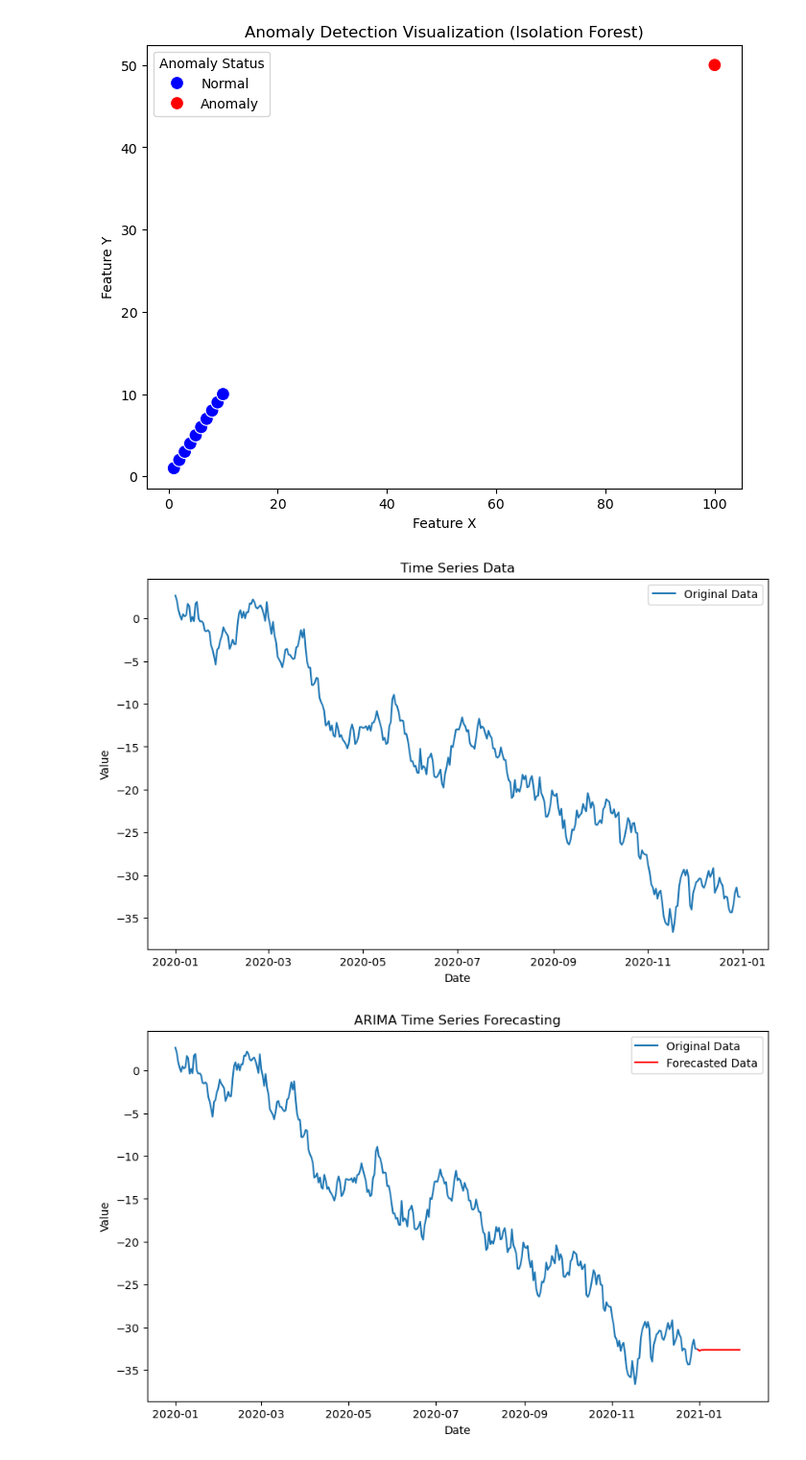
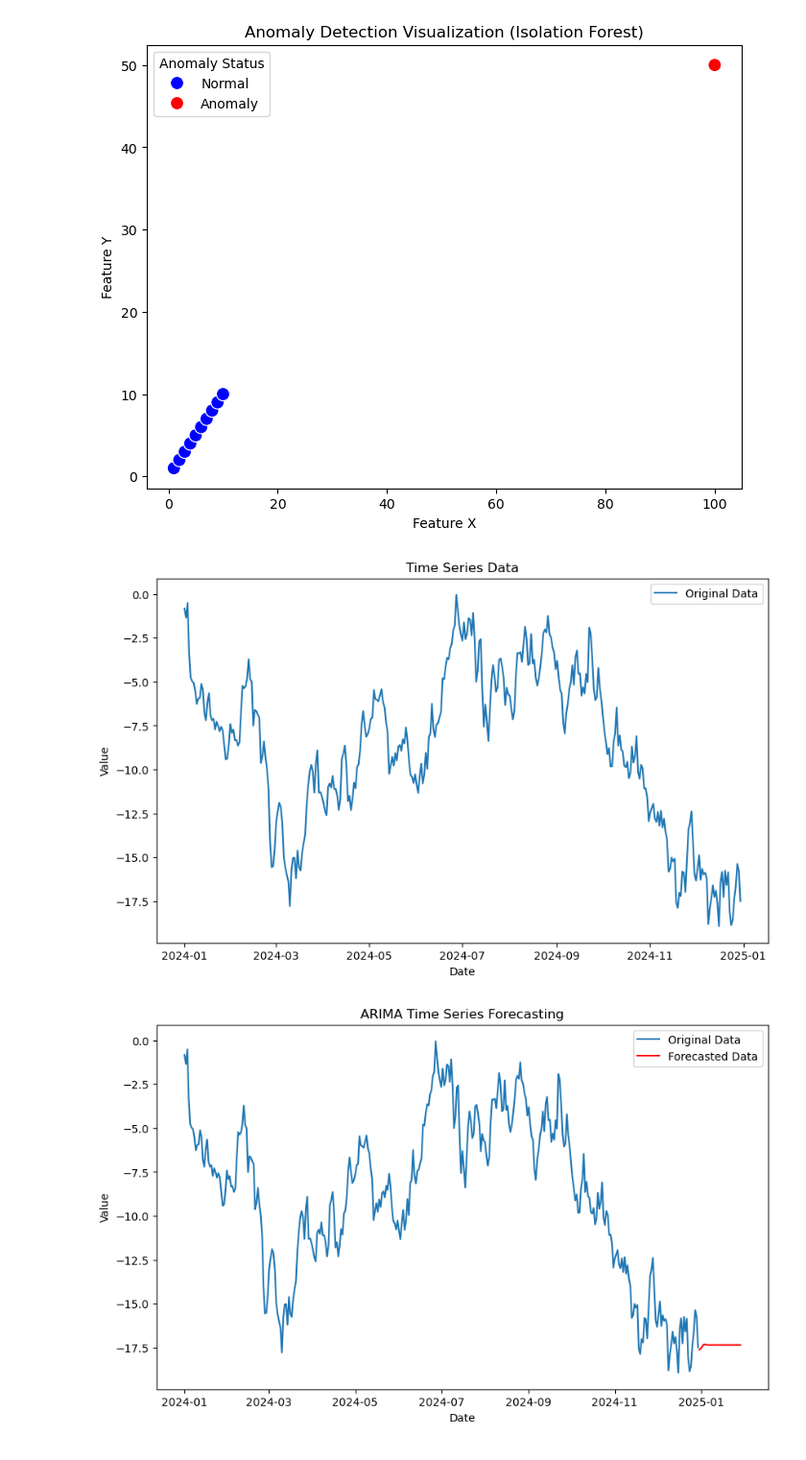
Before and after one commit to Tryd3x/csp571-project, a Jupyter notebook: DPA_Project_Cany.ipynb, the cells around one changed output. Shown at 96% size. Drawn from its saved outputs; the diff is of its cells as text; code cells hidden in the pictures.

```diff
--- a/DPA_Project_Cany.ipynb
+++ b/DPA_Project_Cany.ipynb
@@ -103,41 +103,41 @@ import numpy as np
 import matplotlib.pyplot as plt
 from statsmodels.tsa.arima.model import ARIMA
 
-# Simulated time series data (replace this with your actual time series data)
+# Simulated time series data
 # Create a time series with daily frequency
-date_range = pd.date_range(start='2020-01-01', periods=365, freq='D')
+date_range = pd.date_range(start='2024-01-01', periods=365, freq='D')
 data = np.random.randn(365).cumsum()  # Cumulative sum to simulate time series data
 df = pd.DataFrame(data, columns=['value'], index=date_range)
 
 # Plot the original data
 plt.figure(figsize=(10, 6))
 plt.plot(df.index, df['value'], label='Original Data')
 plt.title('Time Series Data')
 plt.xlabel('Date')
 plt.ylabel('Value')
 plt.legend()
 plt.show()
 
 # Fit ARIMA model
 model = ARIMA(df['value'], order=(5, 1, 0))  # ARIMA(p, d, q), where p=5, d=1, q=0
 model_fit = model.fit()
 
 # Forecast the next 30 days
 forecast = model_fit.forecast(steps=30)
 
 # Plot the forecasted values
 forecast_dates = pd.date_range(start=df.index[-1] + pd.Timedelta(days=1), periods=30, freq='D')
 plt.figure(figsize=(10, 6))
 plt.plot(df.index, df['value'], label='Original Data')
 plt.plot(forecast_dates, forecast, label='Forecasted Data', color='red')
 plt.title('ARIMA Time Series Forecasting')
 plt.xlabel('Date')
 plt.ylabel('Value')
 plt.legend()
 plt.show()
 # %% [output]
-[figure, old version]
+[figure, new version]
-[figure, old version]
+[figure, new version]
 # %%
 import pandas as pd
 import numpy as np
```
Also changed, not shown: parts of 3 cells of this notebook.
